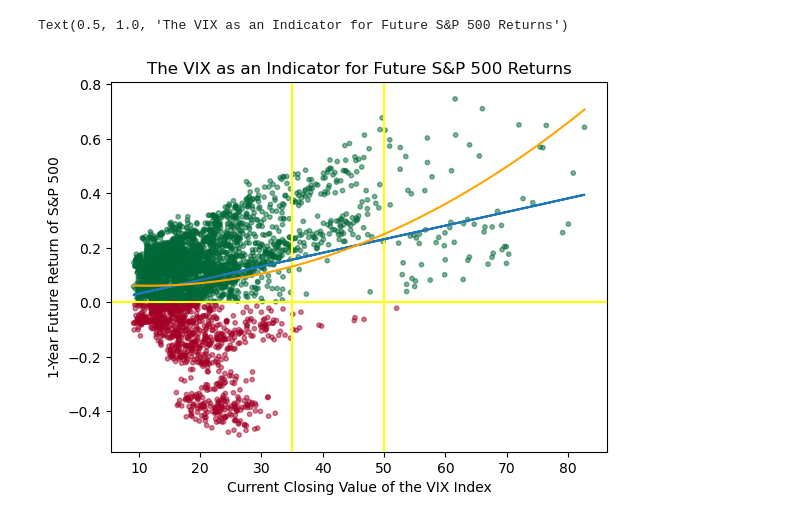
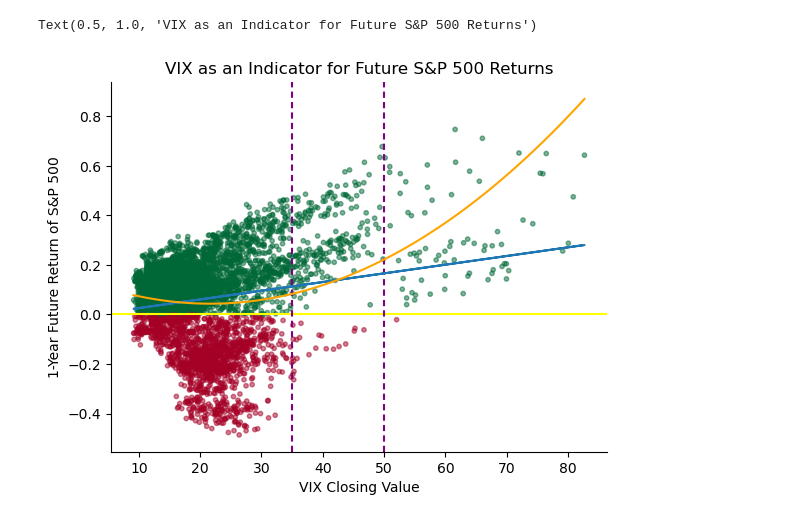
Before and after one commit to mlech413/Stock_Forecaster, a Jupyter notebook: Stock-Vix.ipynb, the cells around one changed output. Saved outputs shown, nothing was run; the diff lists cells and outputs as text; code cells hidden in the pictures.

```diff
--- a/Stock-Vix.ipynb
+++ b/Stock-Vix.ipynb
@@ -159,7 +123,5 @@ df_03
 latest_date = df_01_min_date
 if df_02_min_date > latest_date:
   latest_date = df_02_min_date
-if df_03_min_date > latest_date:
-  latest_date = df_03_min_date
 print(latest_date)
 # %% [output]
@@ -295,20 +201,13 @@ See the caveats in the documentation: https://pandas.pydata.org/pandas-docs/stab
 # %%
-df["percentage"] = pd.to_numeric(df["percentage"])
-df["reversion_boolean"] = pd.to_numeric(df["reversion_boolean"])
 df["future_result"] = pd.to_numeric(df["future_result"])
 
 for i in range(len(df)):
-    if (df['percentage'][i] > 1):
-      df.percentage_boolean[i] = 1
-    else:
-      df.percentage_boolean[i] = 0
     if (df['future_result'][i] > 0):
       df.future_result_boolean[i] = 1
     else:
       df.future_result_boolean[i] = 0
 
 df["future_result_boolean"] = pd.to_numeric(df["future_result_boolean"])
-df["percentage_boolean"] = pd.to_numeric(df["percentage_boolean"])
 df.dtypes
 # %% [output]
 A value is trying to be set on a copy of a slice from a DataFrame.
@@ -359,9 +252,0 @@ df_temp = df.copy()
-# %%
-df = df_temp.copy()
-# df = df.loc[(df['percentage']>1.3)]
-# df = df.loc[(df['percentage']>1.0)]
-# df = df.loc[(df['percentage']<0.9)]
-# df = df.loc[(df['^VIX3M_close']>55)]
-# df = df.loc[(df['^VIX_close']>20)]
-# df = df.loc[(df['^VIX_close']>60) | (df['^VIX3M_close']>60)]
-df
@@ -485,44 +294,54 @@ array([18.63999939, 17.73999977, 15.55000019, ..., 24.79000092,
 # %%
-# this is the function we want to fit
-def func(x, a, b, c):
-    return a*x*x + b*x + c
+# Draw a scatter plot
+x=df['^VIX_close'].to_numpy()
+y=df['future_result'].to_numpy()
+z=df['future_result_boolean'].to_numpy()
 
-fig, ax = plt.subplots()
-fig.set_dpi(100.0)
-
-ax.scatter(x, y, c=z, cmap='RdYlGn', alpha=0.5, s=10)
-
-plt.axhline(0, color='yellow')
-plt.axvline(35, color='yellow')
-plt.axvline(50, color='yellow')
 
 # linear regression
 slope, intercept, r, p, std_err = stats.linregress(x, y)
 def myfunc(x):
   return slope * x + intercept
 mymodel = list(map(myfunc, x))
+
+# non-linear function to fit
+def func(x, a, b, c):
+    return a*x*x + b*x + c
+
+fig, ax = plt.subplots()
+fig.set_dpi(100.0)
 
 # non-linear least squares to fit func to data
 p_opt, p_cov = curve_fit(func, x, y)
 
 # these are the fitted values a, b, c
 a, b, c = p_opt
 
 # produce 100 values in the range we want to cover along x
 x_fit = np.linspace(min(x), max(x), 100)
 
 # compute fitted y values
 y_fit = [func(x, a, b, c) for x in x_fit]
 
+# scatter plot
+ax.scatter(x, y, c=z, cmap='RdYlGn', alpha=0.5, s=10)
+
+plt.axhline(0, color='yellow')
+plt.axvline(35, color='purple', dashes=[3, 2])
+plt.axvline(50, color='purple', dashes=[3, 2])
+
 plt.plot(x, mymodel)
 ax.plot(x_fit, y_fit, c="orange")
-ax.set_xlabel("Current Closing Value of the VIX Index")
+
+plt.gca().spines['top'].set_visible(False)
+plt.gca().spines['right'].set_visible(False)
+
+ax.set_xlabel("VIX Closing Value")
 ax.set_ylabel("1-Year Future Return of S&P 500")
-ax.set_title("The VIX as an Indicator for Future S&P 500 Returns")
-# ax.legend()
+ax.set_title("VIX as an Indicator for Future S&P 500 Returns")
 # %% [output]
-Text(0.5, 1.0, 'The VIX as an Indicator for Future S&P 500 Returns')
+Text(0.5, 1.0, 'VIX as an Indicator for Future S&P 500 Returns')
-[figure, old version]
+[figure, new version]
 # %%
 x=df[['^VIX_close']].to_numpy()
 y=df[['future_result']].to_numpy()
```
Also changed, not shown: parts of 24 cells of this notebook, 10 other files.
